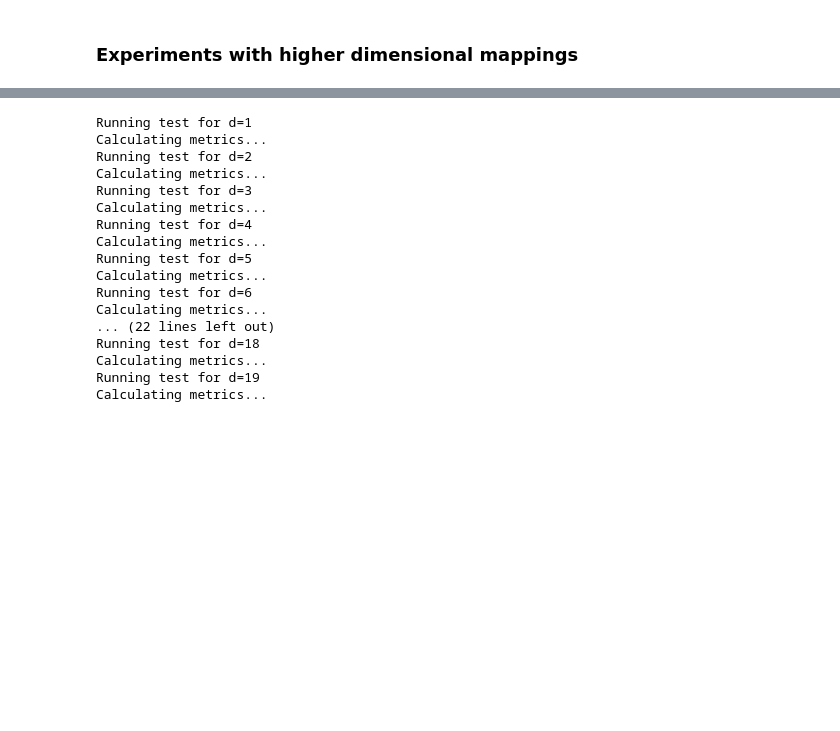
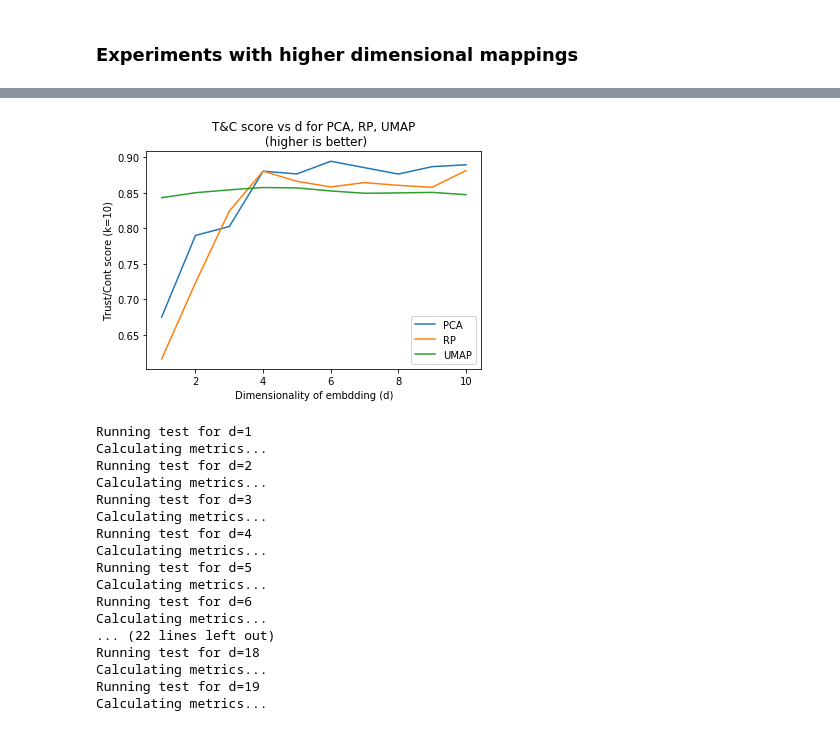
Before and after one commit to bgroenks96/csci-5622-project, a Jupyter notebook: storm_forecast/dr_experiments.ipynb, the cells around one changed output, grey strips where cells are left out. Drawn from its saved outputs; the diff is of its cells as text; code cells hidden in the pictures; blank space fills up the shorter version.

```diff
--- a/storm_forecast/dr_experiments.ipynb
+++ b/storm_forecast/dr_experiments.ipynb
@@ -879,3 +900,14 @@ process pool interrupted, shutting down
+# %%
+plt.plot(ds, ts_pca)
+plt.plot(ds, ts_rp)
+plt.plot(ds, ts_umap)
+plt.legend(['PCA', 'RP', 'UMAP'])
+plt.title('T&C score vs d for PCA, RP, UMAP\n (higher is better)')
+plt.xlabel('Dimensionality of embdding (d)')
+plt.ylabel('Trust/Cont score (k=10)')
+plt.show()
+# %% [output]
+[figure, added]
 # %%
 from sklearn.datasets import load_digits
 
```
Also changed, not shown: parts of 4 cells of this notebook.
